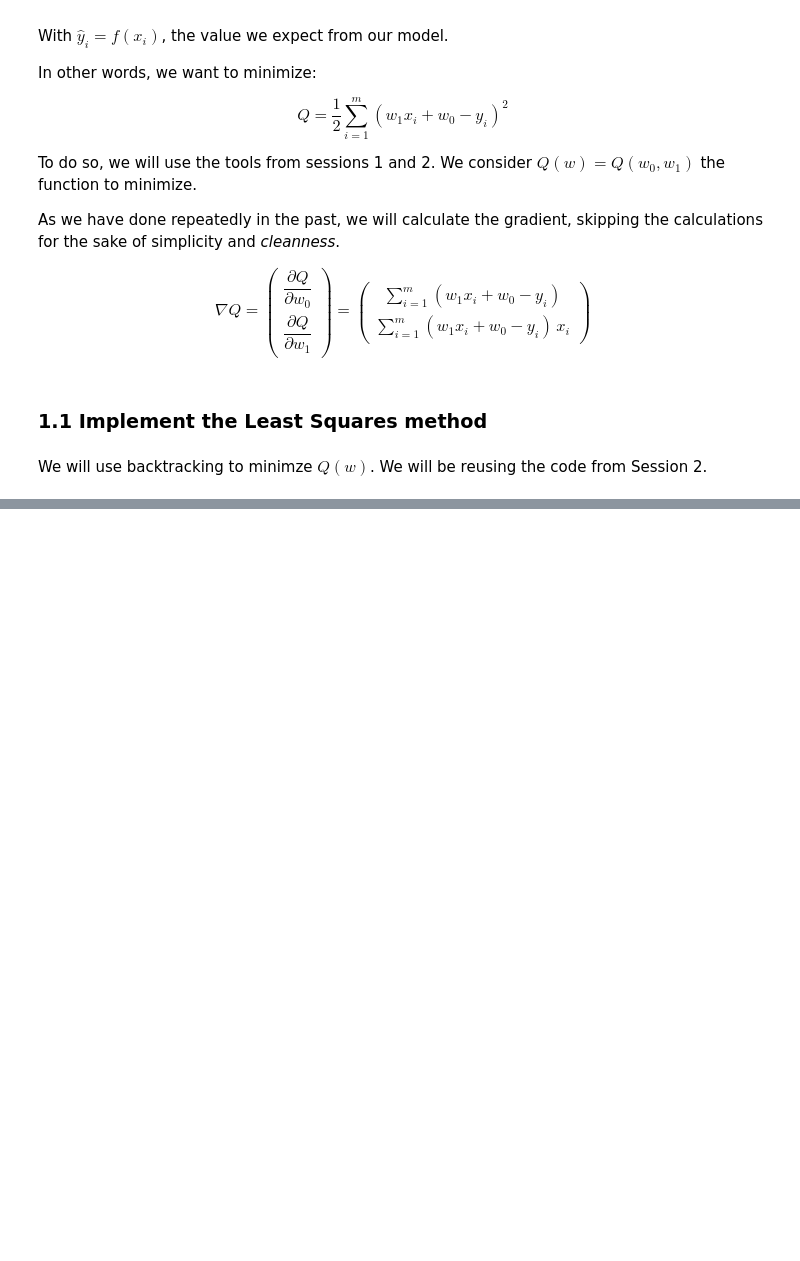
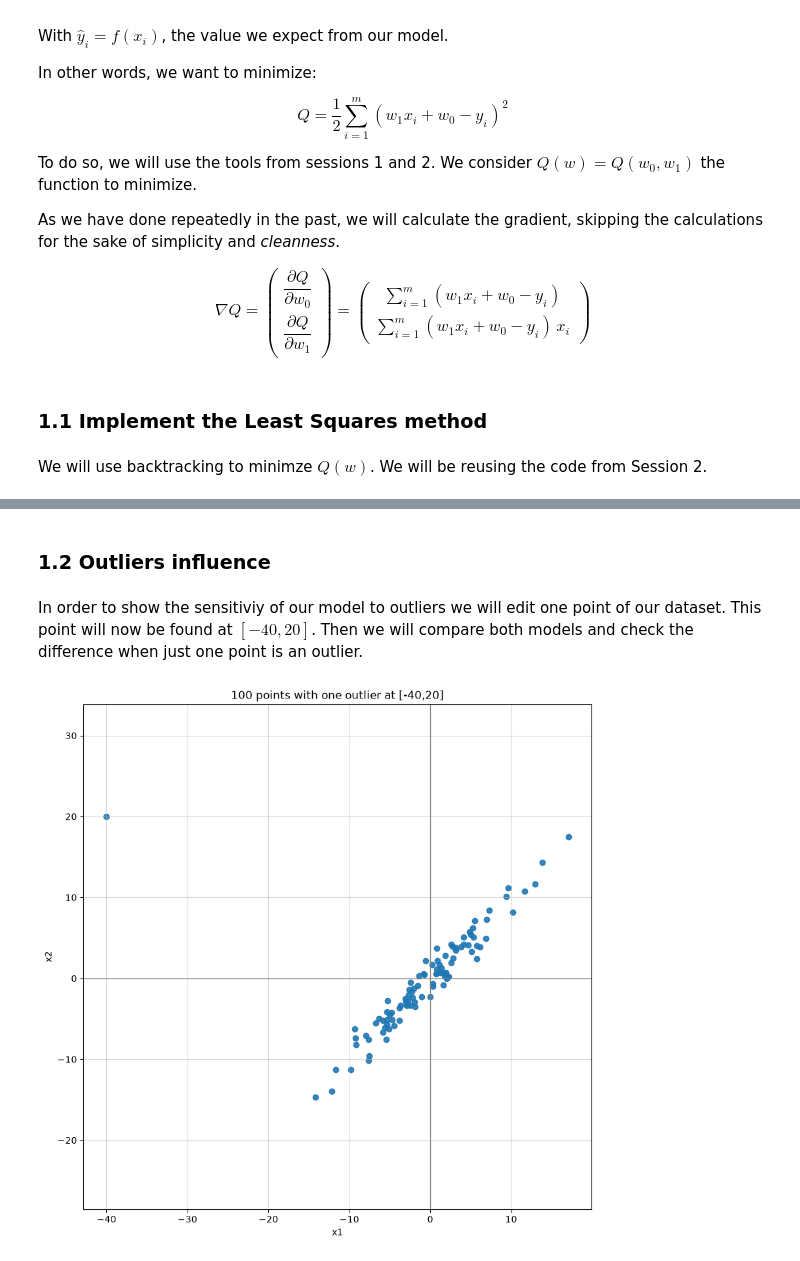
Before and after one commit to GCGCepi/Master_FPoDS, a Jupyter notebook: Optimization/Lab/Session 3/Session3.ipynb, the cells around one changed output, grey strips where cells are left out. Cells and saved outputs as stored; diff of their text form; code cells hidden in the pictures; blank space fills up the shorter version.

```diff
--- a/Optimization/Lab/Session 3/Session3.ipynb
+++ b/Optimization/Lab/Session 3/Session3.ipynb
@@ -214,0 +239,20 @@ plt.show()
+# %% [markdown]
+### 1.2 Outliers influence
+# %% [markdown]
+In order to show the sensitiviy of our model to outliers we will edit one point of our dataset. This point will now be found at $\left[-40,20\right]$. Then we will compare both models and check the difference when just one point is an outlier.
+# %%
+points_one_outlier = points
+points_one_outlier[1] = [-40,20]
+
+plt.figure(figsize=(10, 10))
+plt.scatter(points_one_outlier[:, 0], points_one_outlier[:, 1], alpha=0.9)
+plt.axhline(0, color="gray", lw=0.9)
+plt.axvline(0, color="gray", lw=0.9)
+plt.axis("equal")
+plt.xlabel("x1")
+plt.ylabel("x2")
+plt.title(f"100 points with one outlier at [-40,20]")
+plt.grid(alpha=0.5)
+plt.show()
+# %% [output]
+[figure, added]
```
Also changed, not shown: parts of 15 cells of this notebook.
